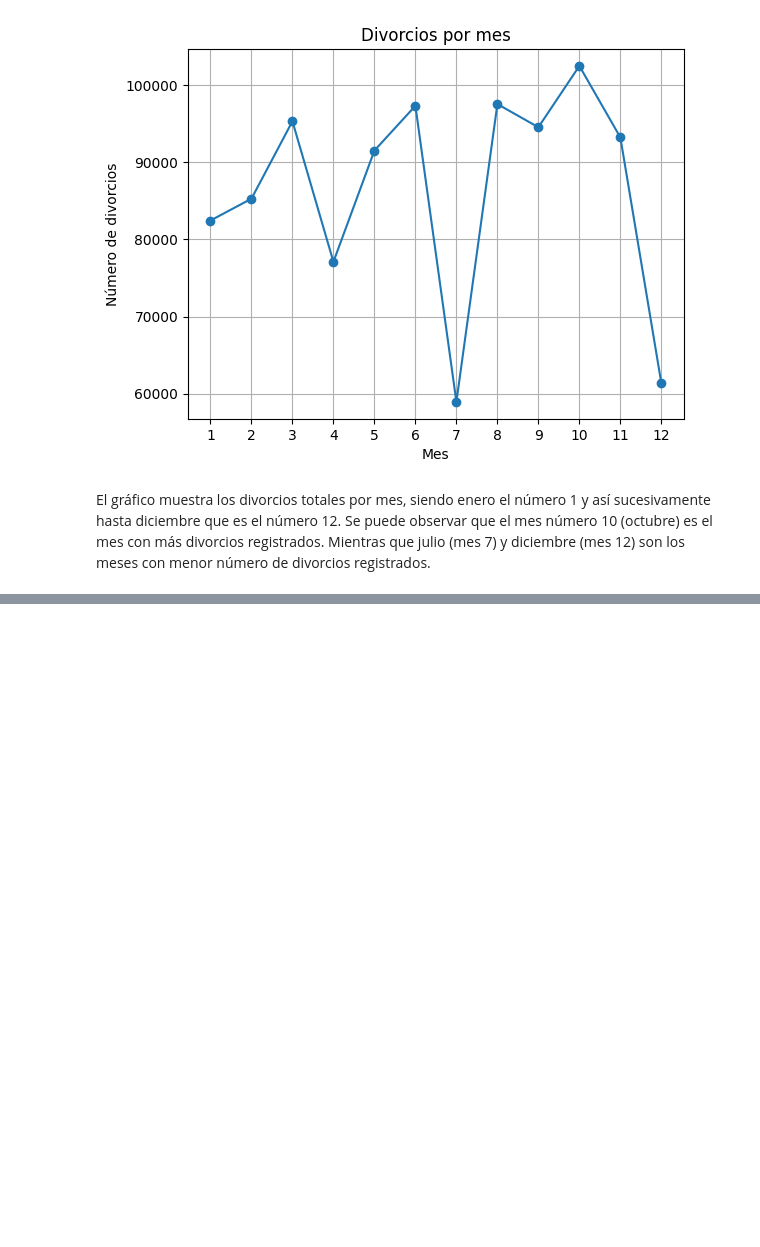
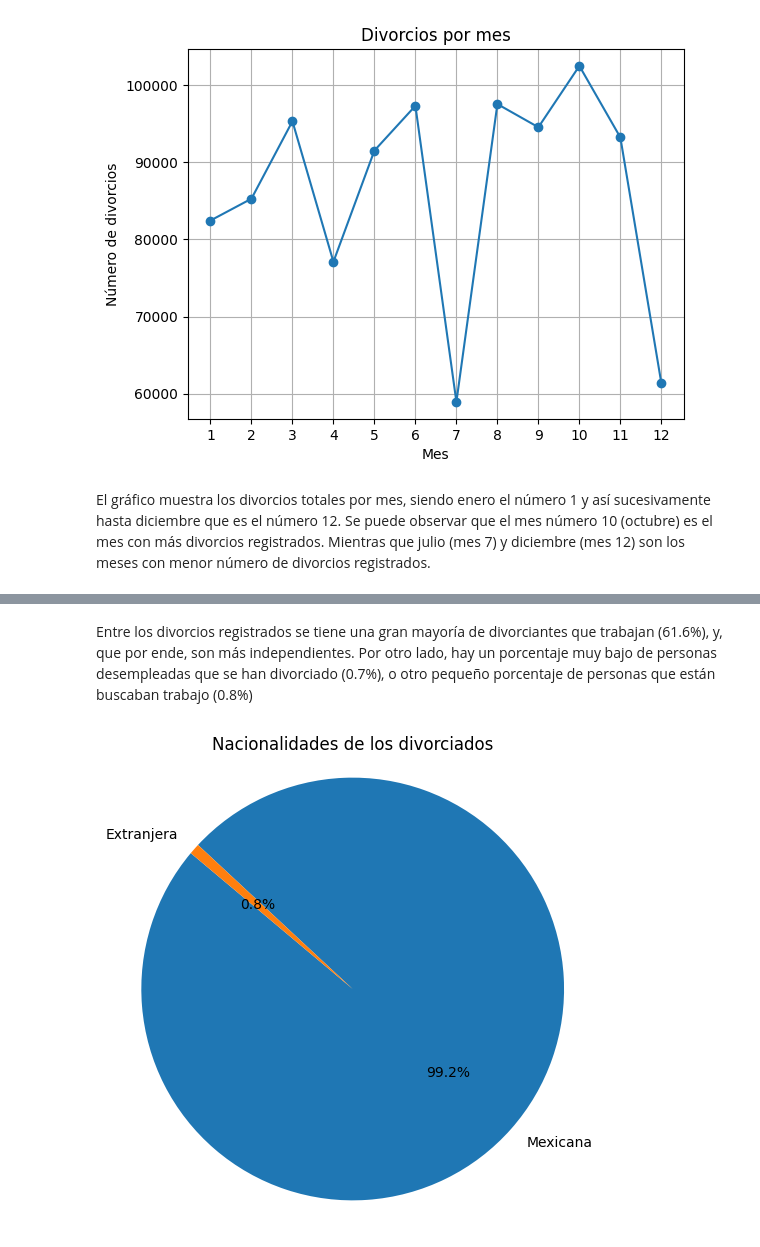
Before and after one commit to TonyCastill/data-science-project, a Jupyter notebook: project.ipynb, the cells around one changed output, grey strips where cells are left out. Cells and saved outputs as stored; diff of their text form; code cells hidden in the pictures; blank space fills up the shorter version.

```diff
--- a/project.ipynb
+++ b/project.ipynb
@@ -979,0 +1665,38 @@ El gráfico muestra los divorcios totales por mes, siendo enero el número 1 y a
+# %% [markdown]
+Entre los divorcios registrados se tiene una gran mayoría de divorciantes que trabajan (61.6%), y, que por ende, son más independientes. Por otro lado, hay un porcentaje muy bajo de personas desempleadas que se han divorciado (0.7%), o otro pequeño porcentaje de personas que están buscaban trabajo (0.8%)
+# %%
+nat_query = {
+    "size": 0,
+    "aggs": {
+        "nat_1": {
+            "terms": {
+                "field": "divorcee_1.nationality",
+                "size": 10
+            }
+        },
+        "nat_2": {
+            "terms": {
+                "field": "divorcee_2.nationality",
+                "size": 10
+            }
+        }
+    }
+}
+nat_res = es.search(index="mexico-divorces", body=nat_query)
+nat_counts = {}
+# Combination
+for b in nat_res["aggregations"]["nat_1"]["buckets"]:
+    nat_counts[b["key"]] = nat_counts.get(b["key"], 0) + b["doc_count"]
+for b in nat_res["aggregations"]["nat_2"]["buckets"]:
+    nat_counts[b["key"]] = nat_counts.get(b["key"], 0) + b["doc_count"]
+
+labels = list(nat_counts.keys())
+sizes = list(nat_counts.values())
+
+plt.figure(figsize=(6, 6))
+plt.pie(sizes, labels=labels, autopct='%1.1f%%', startangle=140)
+plt.title("Nacionalidades de los divorciados")
+plt.axis('equal')
+plt.show()
+# %% [output]
+[figure, added]
```
Also changed, not shown: parts of 55 cells of this notebook, 3 other files.
